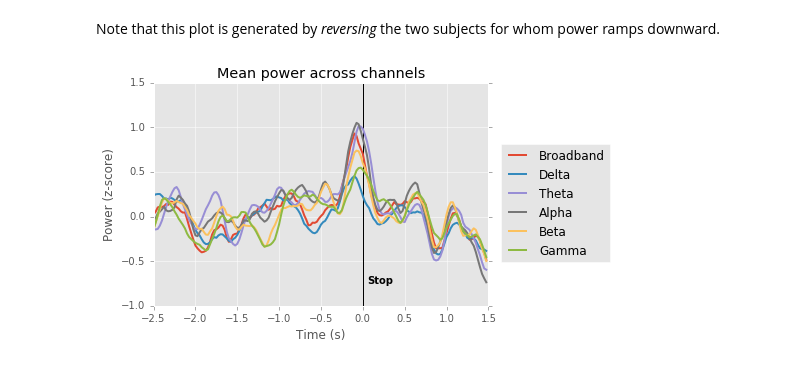
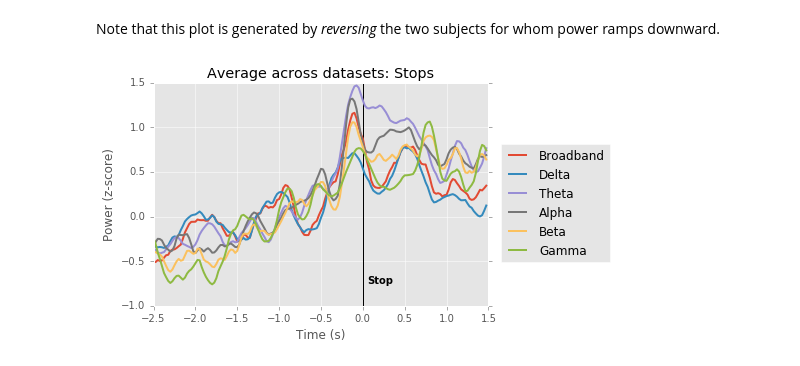
Before and after one commit to jmxpearson/bart_analysis, a Jupyter notebook: plot_aggregate_channel_traces.ipynb, the cells around one changed output. Saved outputs shown, nothing was run; the diff lists cells and outputs as text; code cells hidden in the pictures.

Commit message:
updated aggregate lfp trace plotting
- flips some datasets that decrease when approaching stop

```diff
--- a/plot_aggregate_channel_traces.ipynb
+++ b/plot_aggregate_channel_traces.ipynb
@@ -47,17 +63,17 @@ def load_and_preprocess(dtup):
     lfpraw = lfpraw.censor()
 
     ########### WARNING: ###############
-    # This reversal is because power in datasets 23 and 30 *decreases*
+    # This reversal is because power in some datasets *decreases*
     # as stop approaches. This comparison is only valid to investigate
     # the *degree* of ramping, ignoring sign.
     ####################################
-    if dtup[0] in [23, 30]:
+    if dtup in decreasers:
         lfp.dataframe *= -1
         lfpraw.dataframe *= -1
 
     return lfp, lfpraw
 # %%
-def get_peri_event_df(lfp, events):
+def get_peri_event_df(lfp, events, Tpre, Tpost):
     split = lfp.evtsplit(events, Tpre, Tpost)
     means = split.groupby(level=1).median()
     df = physutils.LFPset(means, meta=lfp.meta.copy())
@@ -72,7 +88,7 @@ def get_normalizers(df):
     md = df.median()
     return md, rstd
 # %%
-def plot_bands(broad, filtered):
+def plot_bands(broad, filtered, evtname):
     """
     plot broadband signal and bandpass filtered signal means together
     """
@@ -98,7 +114,7 @@ def plot_bands(broad, filtered):
 
     # decorations
     plt.axvline(x=0, color='k', zorder=1)
-    plt.text(0.05, plt.ylim()[0] + 0.25, 'Stop', fontweight='bold')
+    plt.text(0.05, plt.ylim()[0] + 0.25, evtname, fontweight='bold')
     plt.tick_params(axis='x', which='both', top='off');
     #plt.text(plt.xlim()[1] - 1, plt.ylim()[1] - 0.25, "Dataset {}".format(str(dtup)))
 
@@ -129,8 +138,10 @@ dsets = pd.read_csv('data/lfp_channel_file.csv', header=None).iloc[:, :2].drop_d
 # initialize lists of stop and pop dataframes for bandlimited
 # and broadband power
 stop_list = []
+start_list = []
 pop_list = []
 stop_list_bb = []
+start_list_bb = []
 pop_list_bb = []
 
 for row in dsets.itertuples():
@@ -156,15 +167,19 @@ for row in dsets.itertuples():
         stops_free = stops
         stops_rewarded = stops
 
-    stop_df = get_peri_event_df(lfp, stops_free)
-    pop_df = get_peri_event_df(lfp, pops)
-    raw_stop_df = get_peri_event_df(lfpraw, stops_free)
-    raw_pop_df = get_peri_event_df(lfpraw, pops)
+    stop_df = get_peri_event_df(lfp, stops_free, Tpre, Tpost)
+    start_df = get_peri_event_df(lfp, starts, Tpre_s, Tpost_s)
+    pop_df = get_peri_event_df(lfp, pops, Tpre, Tpost)
+    raw_stop_df = get_peri_event_df(lfpraw, stops_free, Tpre, Tpost)
+    raw_start_df = get_peri_event_df(lfpraw, starts, Tpre_s, Tpost_s)
+    raw_pop_df = get_peri_event_df(lfpraw, pops, Tpre, Tpost)
 
     stop_list.append(stop_df.dataframe)
     pop_list.append(pop_df.dataframe)
+    start_list.append(start_df.dataframe)
     stop_list_bb.append(raw_stop_df.dataframe)
     pop_list_bb.append(raw_pop_df.dataframe)
+    start_list_bb.append(raw_start_df.dataframe)
 # %% [output]
 (11, 1)
 (12, 1)
@@ -195,6 +212,7 @@ pops_bb = physutils.LFPset(pd.concat(pop_list_bb, axis=1))
 # %% [markdown]
 Note that this plot is generated by *reversing* the two subjects for whom power ramps downward.
 # %%
-plot_bands(stops_bb, stops);
+plot_bands(stops_bb, stops, 'Stop');
+plt.title("Average across datasets: Stops");
 # %% [output]
-[figure, old version]
+[figure, new version]
```
Also changed, not shown: parts of 8 cells of this notebook.
